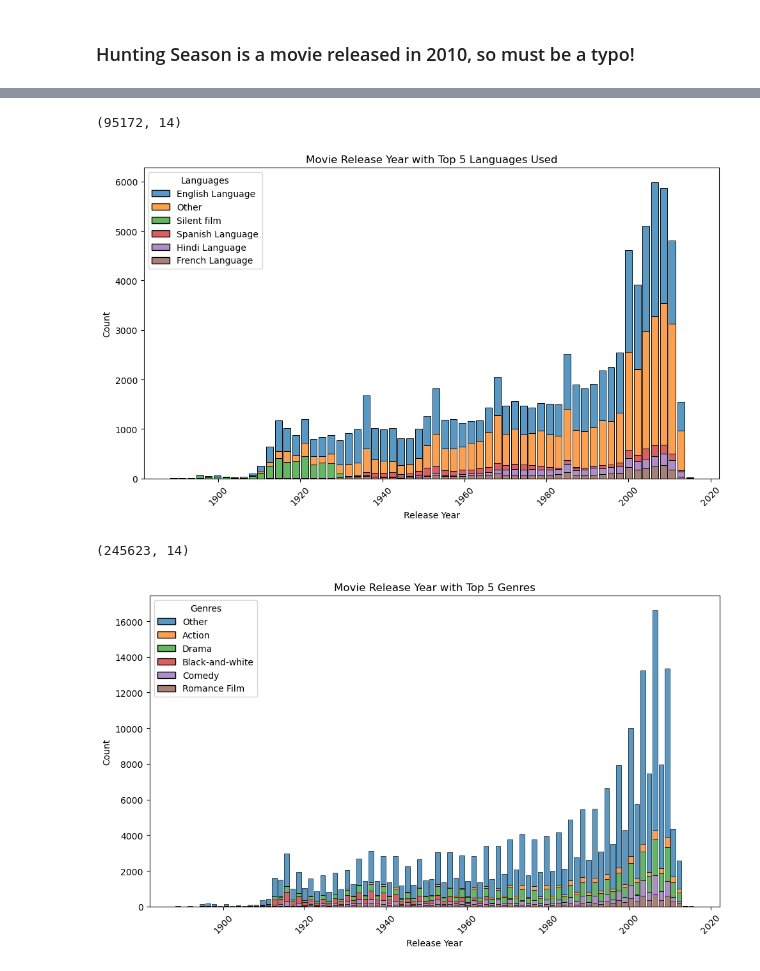
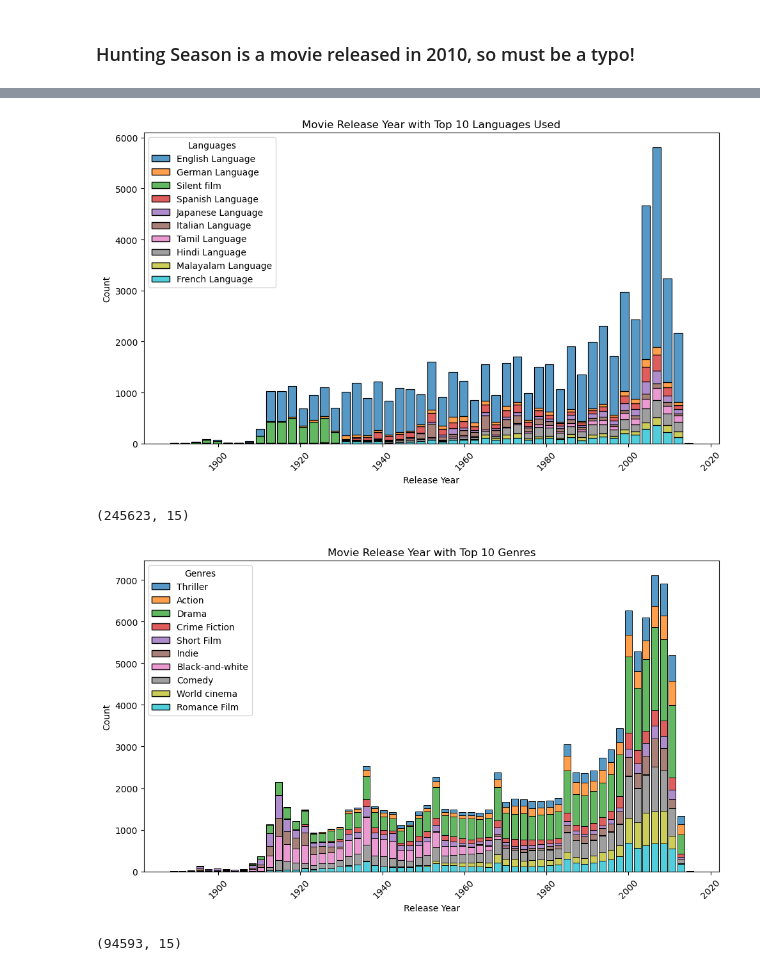
Before and after one commit to epfl-ada/ada-2024-project-phpjj1, a Jupyter notebook: src/scripts/Untitled.ipynb, the cells around one changed output, grey strips where cells are left out. Drawn from its saved outputs; the diff is of its cells as text; code cells hidden in the pictures.

```diff
--- a/src/scripts/Untitled.ipynb
+++ b/src/scripts/Untitled.ipynb
@@ -208,9 +198,4 @@ movie_plot[movie_plot['Name'] == 'Hunting Season']
 # %% [output]
 |  | WikiID | FreebaseID | Name | ReleaseDate | Revenue | Runtime | Languages_tuple | Countries_tuples | ... |
 | 62836 | 29666067 | /m/0fphzrf | Hunting Season | 2010-12-02 | 12160978.0 | 140.0 | {"/m/02hwyss": "Turkish Language"... | {"/m/01znc_": "Turkey"} | ... |
-# %%
-movie_languages_expanded = movie_plot.explode('Languages').reset_index(drop=True).copy()
-movie_languages_expanded.shape
-# %% [output]
-(95172, 14)
 # %%
@@ -218,39 +204,37 @@ top_languages = movie_languages_expanded['Languages'].value_counts().nlargest(5)
 movie_languages_expanded['Languages'] = movie_languages_expanded['Languages'].apply(lambda x: x if x in top_languages else 'Other')
 # %%
 plt.figure(figsize=(10, 6))
-# sns.histplot(data=movie_languages_expanded, x='merge_year', hue='Languages', multiple='stack', shrink=0.8, palette="tab10")
-sns.histplot(data=movie_languages_expanded, x='merge_year', hue='Languages', multiple='stack', shrink=0.8)
+sns.histplot(data=movie_languages_expanded[movie_languages_expanded['Languages'] != 'Other'], x='merge_year', hue='Languages', multiple='stack', shrink=0.8)
 
 handles, labels = plt.gca().get_legend_handles_labels()
 
-plt.title('Movie Release Year with Top 5 Languages Used')
+plt.title('Movie Release Year with Top 10 Languages Used')
 plt.xlabel('Release Year')
 plt.ylabel('Count')
 plt.xticks(rotation=45)
 plt.tight_layout()
 plt.show()
 # %% [output]
-[figure, old version]
+[figure, new version]
 # %%
-movie_genres_expanded = movie_plot.explode('Genres').reset_index(drop=True).copy()
+movie_genres_expanded = movie_plot.explode('Genres').reset_index()
 movie_genres_expanded.shape
 # %% [output]
-(245623, 14)
+(245623, 15)
 # %%
-top_genres = movie_genres_expanded['Genres'].value_counts().nlargest(5).index
+top_genres = movie_genres_expanded['Genres'].value_counts().nlargest(10).index
 movie_genres_expanded['Genres'] = movie_genres_expanded['Genres'].apply(lambda x: x if x in top_genres else 'Other')
 # %%
 plt.figure(figsize=(10, 6))
-# sns.histplot(data=movie_genres_expanded, x='merge_year', hue='Genres', multiple='stack', shrink=0.8, palette="tab10")
-sns.histplot(data=movie_genres_expanded, x='merge_year', hue='Genres', multiple='stack', shrink=0.8)
+sns.histplot(data=movie_genres_expanded[movie_genres_expanded['Genres'] != 'Other'], x='merge_year', hue='Genres', multiple='stack', shrink=0.8)
 
 handles, labels = plt.gca().get_legend_handles_labels()
 
-plt.title('Movie Release Year with Top 5 Genres')
+plt.title('Movie Release Year with Top 10 Genres')
 plt.xlabel('Release Year')
 plt.ylabel('Count')
 plt.xticks(rotation=45)
 plt.tight_layout()
 plt.show()
 # %% [output]
-[figure, old version]
+[figure, new version]
@@ -299,0 +241,5 @@ grouped_char['WikiMovieID'].is_unique
+# %%
+movie_countries_expanded = movie_plot.explode('Countries').reset_index()
+movie_countries_expanded.shape
+# %% [output]
+(94593, 15)
```
Also changed, not shown: parts of 35 cells of this notebook.
